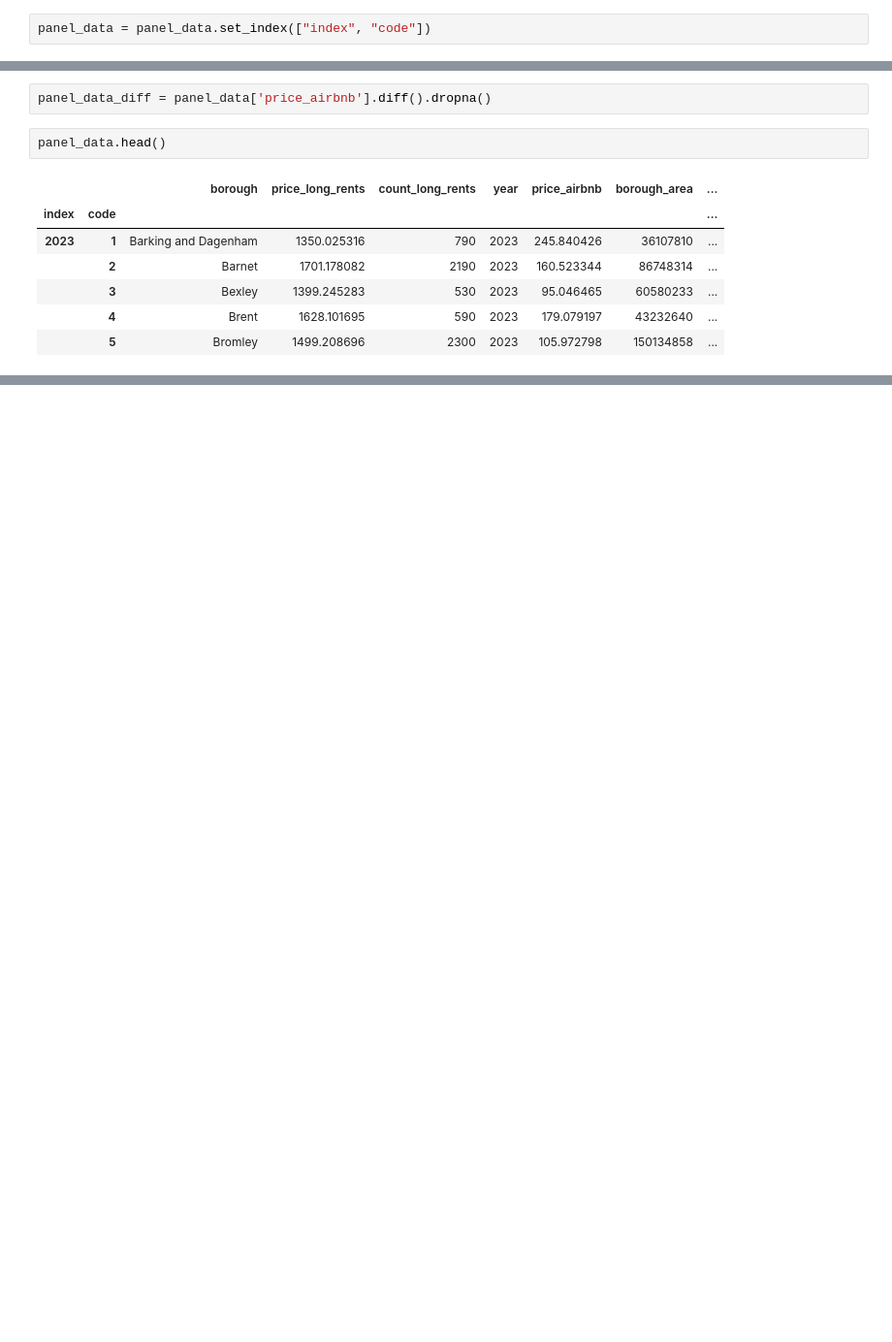
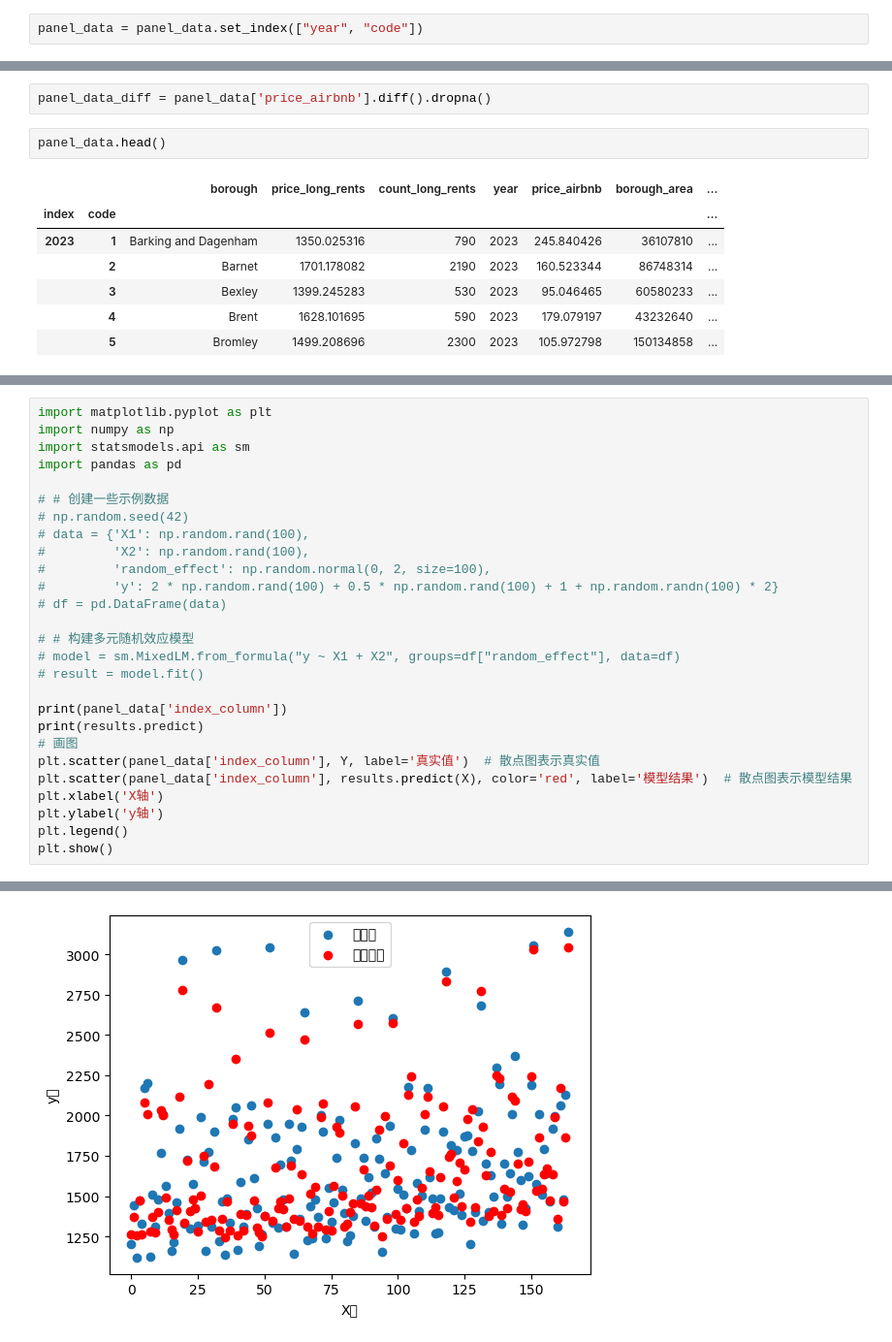
Before and after one commit to cabbagejiejiejie/fsds-group-work, a Jupyter notebook: Project/panel_regression.ipynb, the cells around one changed output, grey strips where cells are left out. Shown at 97% size. Cells and saved outputs as stored; diff of their text form; blank space fills up the shorter version.

```diff
--- a/Project/panel_regression.ipynb
+++ b/Project/panel_regression.ipynb
@@ -38,6 +62,6 @@ dtypes: float64(3), int64(6), object(1)
 memory usage: 13.0+ KB
 # %%
-panel_data = panel_data.set_index(["index", "code"])
+panel_data = panel_data.set_index(["year", "code"])
 # %%
 # 选择自变量和因变量
 
@@ -210,0 +235,28 @@ P-value: 0.6678768501827694
+# %%
+import matplotlib.pyplot as plt
+import numpy as np
+import statsmodels.api as sm
+import pandas as pd
+
+# # 创建一些示例数据
+# np.random.seed(42)
+# data = {'X1': np.random.rand(100),
+#         'X2': np.random.rand(100),
+#         'random_effect': np.random.normal(0, 2, size=100),
+#         'y': 2 * np.random.rand(100) + 0.5 * np.random.rand(100) + 1 + np.random.randn(100) * 2}
+# df = pd.DataFrame(data)
+
+# # 构建多元随机效应模型
+# model = sm.MixedLM.from_formula("y ~ X1 + X2", groups=df["random_effect"], data=df)
+# result = model.fit()
+
+print(panel_data['index_column'])
+print(results.predict)
+# 画图
+plt.scatter(panel_data['index_column'], Y, label='真实值')  # 散点图表示真实值
+plt.scatter(panel_data['index_column'], results.predict(X), color='red', label='模型结果')  # 散点图表示模型结果
+plt.xlabel('X轴')
+plt.ylabel('y轴')
+plt.legend()
+plt.show()
+# %% [output]
@@ -210,0 +280 @@ P-value: 0.6678768501827694
+[figure, added]
```
Also changed, not shown: parts of 10 cells of this notebook, 3 other files.
